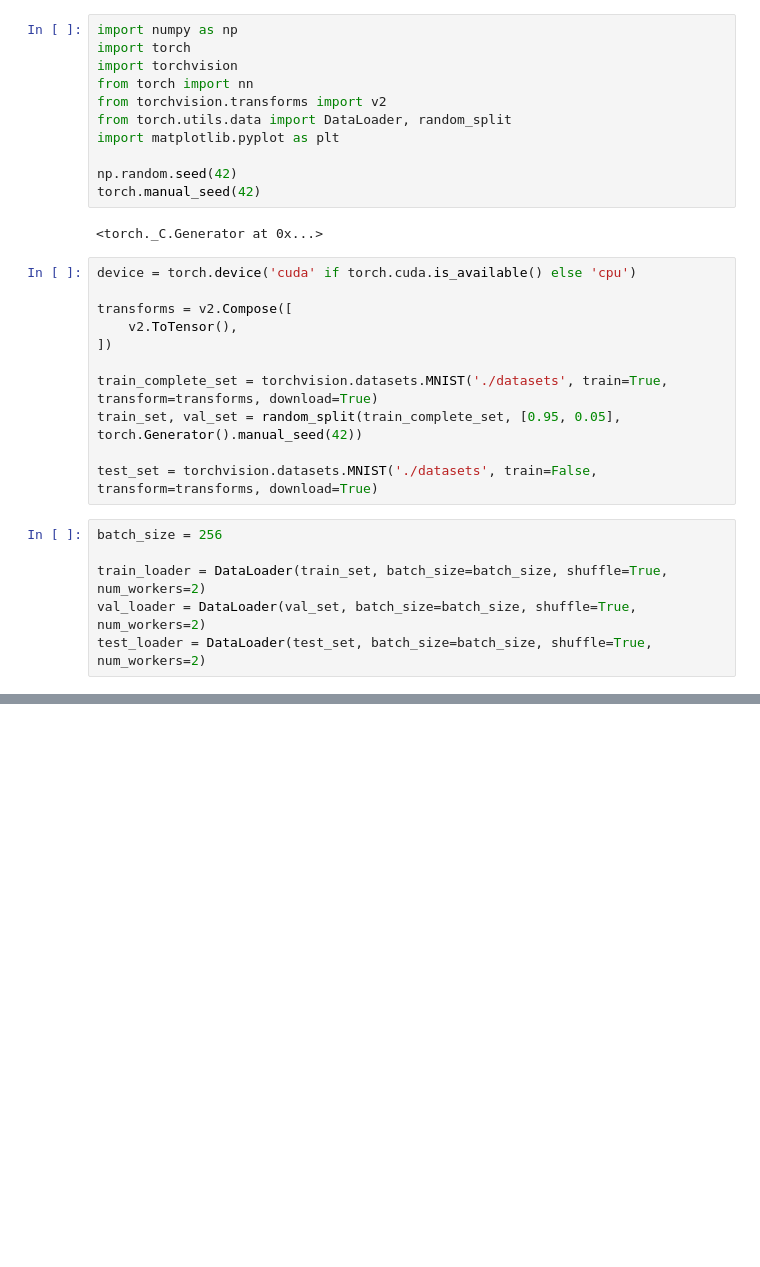
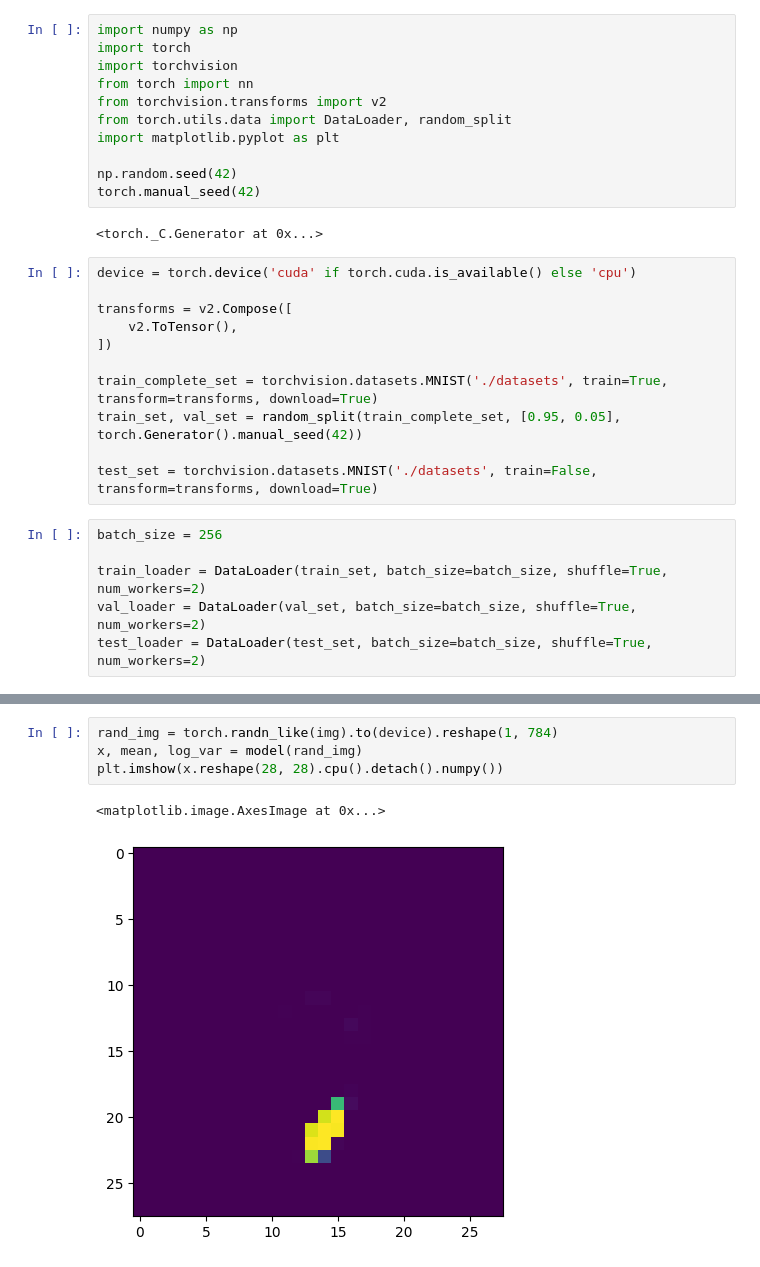
Before and after one commit to asdf93074/Autoencoders, a Jupyter notebook: Vae-MNIST.ipynb, the cells around one changed output, grey strips where cells are left out. Cells and saved outputs as stored; diff of their text form; blank space fills up the shorter version.

```diff
--- a/Vae-MNIST.ipynb
+++ b/Vae-MNIST.ipynb
@@ -198,0 +219,7 @@ plt.imshow(x.reshape(28, 28).cpu().detach().numpy())
+# %%
+rand_img = torch.randn_like(img).to(device).reshape(1, 784)
+x, mean, log_var = model(rand_img)
+plt.imshow(x.reshape(28, 28).cpu().detach().numpy())
+# %% [output]
+<matplotlib.image.AxesImage at 0x...>
+[figure, added]
```
Also changed, not shown: parts of 6 cells of this notebook.
